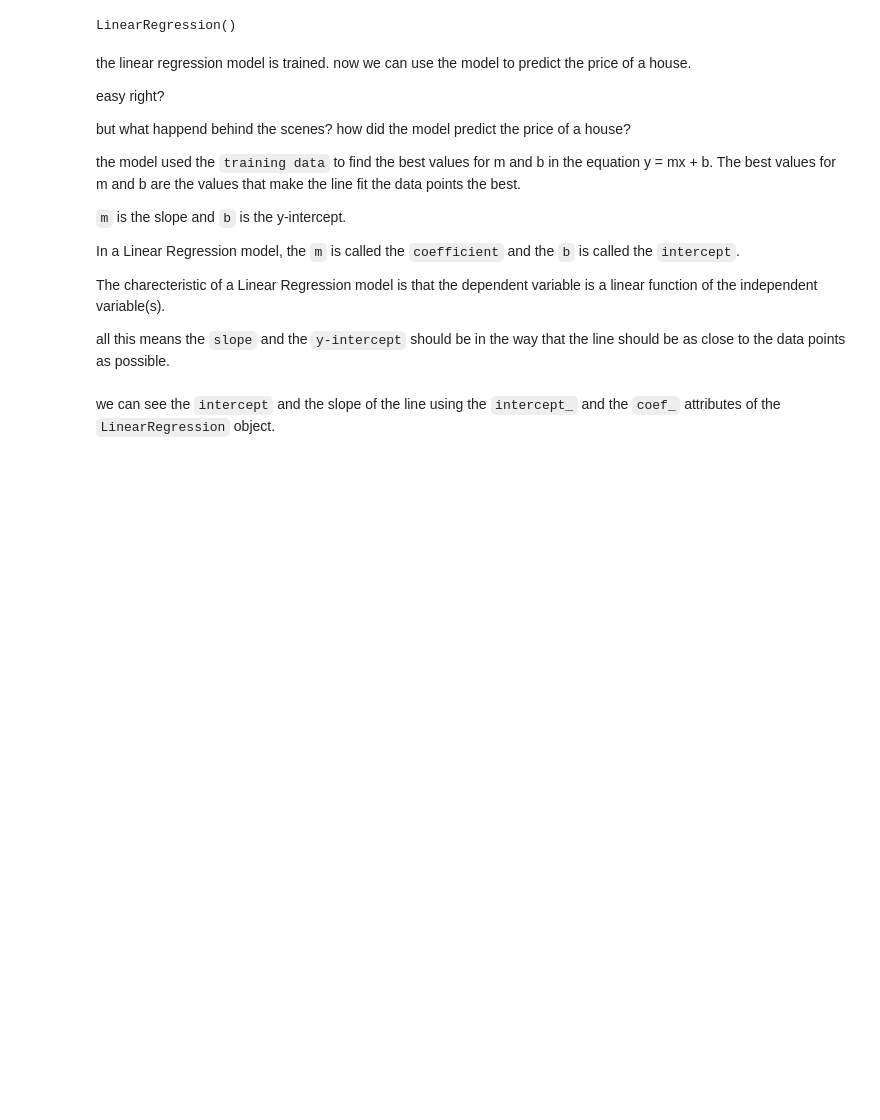
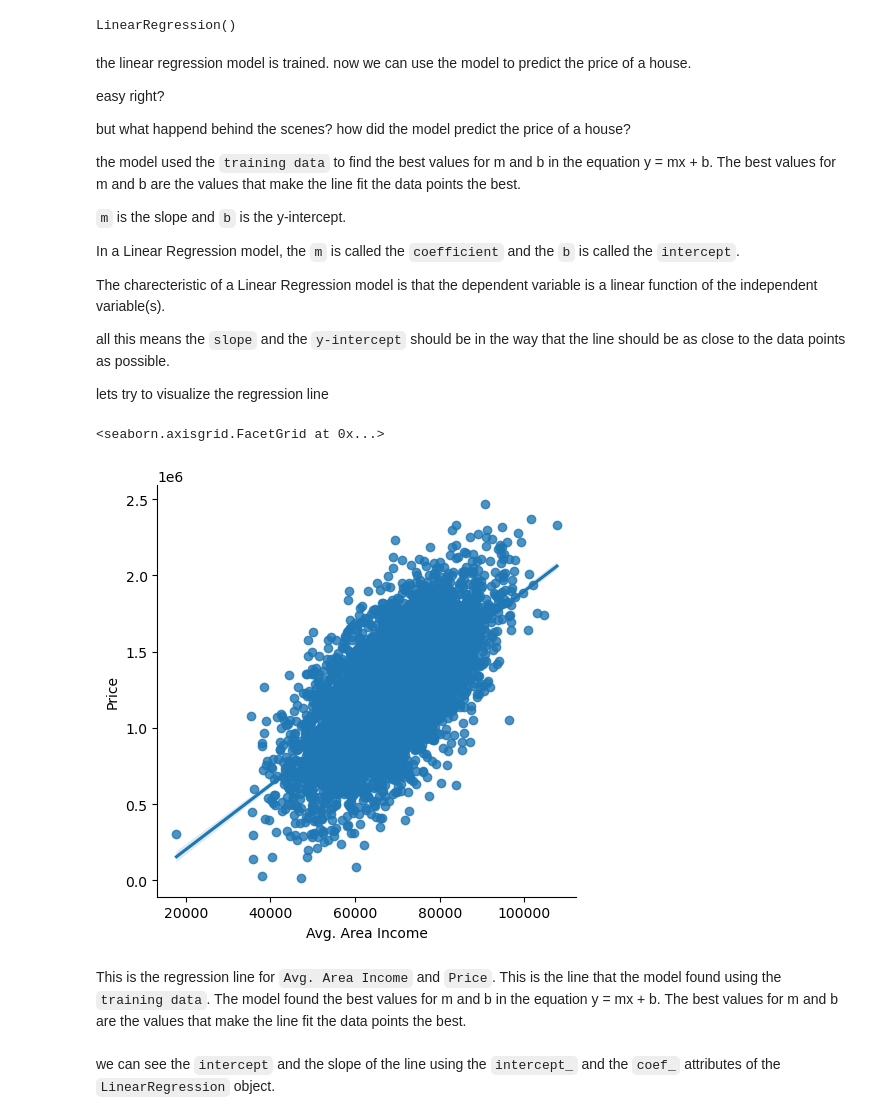
Before and after one commit to RishatTalukder/learning_machine_learning, a Jupyter notebook: linear_regression.ipynb, the cells around one changed output. Drawn from its saved outputs; the diff is of its cells as text; code cells hidden in the pictures; blank space fills up the shorter version.

```diff
--- a/linear_regression.ipynb
+++ b/linear_regression.ipynb
@@ -264,6 +273,16 @@ In a Linear Regression model, the `m` is called the `coefficient` and the `b` is
 The charecteristic of a Linear Regression model is that the dependent variable is a linear function of the independent variable(s).
 
 all this means the `slope` and the `y-intercept` should be in the way that the line should be as close to the data points as possible.
+
+lets try to visualize the regression line
+# %%
+# regression line for the Avg. Area Income vs Price
+sns.lmplot(x='Avg. Area Income',y='Price',data=df,)
+# %% [output]
+<seaborn.axisgrid.FacetGrid at 0x...>
+[figure, added]
+# %% [markdown]
+This is the regression line for `Avg. Area Income` and `Price`. This is the line that the model found using the `training data`. The model found the best values for m and b in the equation y = mx + b. The best values for m and b are the values that make the line fit the data points the best.
 # %% [markdown]
 we can see the `intercept` and the slope of the line using the `intercept_` and the `coef_` attributes of the `LinearRegression` object.
 # %%
```
Also changed, not shown: parts of 15 cells of this notebook, 1 other file.
